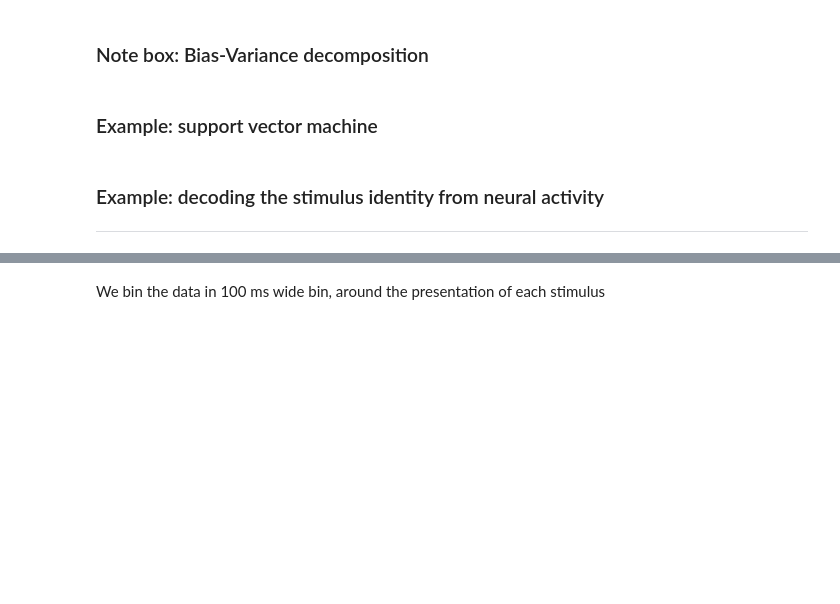
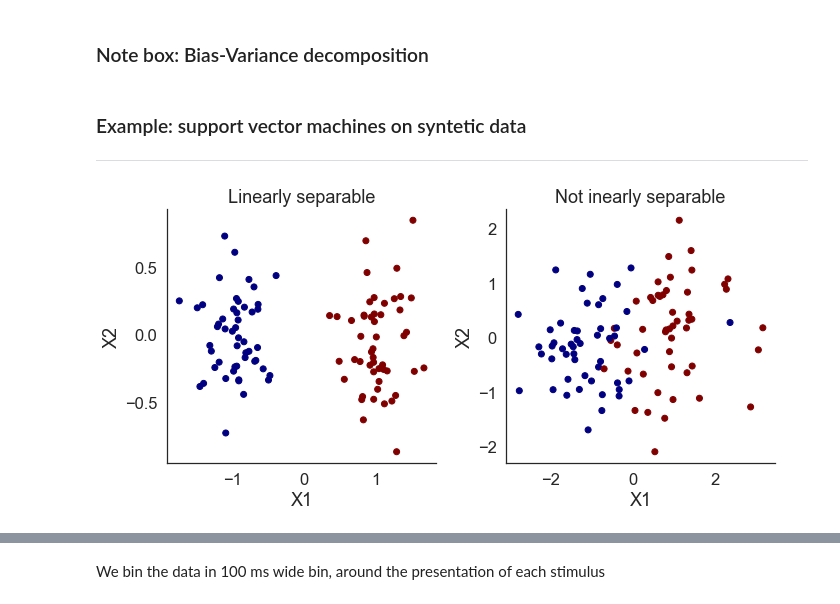
Before and after one commit to xamweil/population-methods, a Jupyter notebook: 03-SVM-decoding/SVM-decoding.ipynb, the cells around one changed output, grey strips where cells are left out. Drawn from its saved outputs; the diff is of its cells as text; code cells hidden in the pictures; blank space fills up the shorter version.

```diff
--- a/03-SVM-decoding/SVM-decoding.ipynb
+++ b/03-SVM-decoding/SVM-decoding.ipynb
@@ -69,7 +78,5 @@ Let's look at a minimal example, before moving to some neuroscience.
 # %% [markdown]
 ### Note box: Bias-Variance decomposition
 # %% [markdown]
-### Example: support vector machine
+### Example: support vector machines on syntetic data
+---
-# %% [markdown]
-### Example: decoding the stimulus identity from neural activity
----
@@ -80,0 +83,32 @@ import seaborn as sns
+# %%
+from sklearn.datasets import make_blobs
+import matplotlib.pyplot as plt
+from sklearn import svm
+import numpy as np
+import pickle
+import seaborn as sns
+import warnings
+warnings.filterwarnings('ignore')
+
+sns.set_theme(context='notebook',style='white',font_scale=1.5,
+              rc = {'axes.spines.top':False,'axes.spines.right':False,
+                     'image.cmap':plt.cm.jet})
+# %%
+X_sep,y_sep = make_blobs(n_samples=100,n_features =2,centers=[[-1,0],[1,0]],cluster_std=.3,)
+X_nsep,y_nsep = make_blobs(n_samples=100,n_features =2,centers=[[-1,0],[1,0]],cluster_std=.8)
+# %%
+plt.figure(figsize=(10,5))
+plt.subplot(1,2,1)
+plt.title('Linearly separable')
+plt.xlabel('X1')
+plt.ylabel('X2')
+plt.scatter(X_sep[:,0],X_sep[:,1],c=y_sep)
+plt.subplot(1,2,2)
+plt.title('Not inearly separable')
+plt.xlabel('X1')
+plt.ylabel('X2')
+plt.scatter(X_nsep[:,0],X_nsep[:,1],c=y_nsep)
+
+plt.tight_layout()
+# %% [output]
+[figure, added]
```
Also changed, not shown: parts of 27 cells of this notebook, 3 other files.
